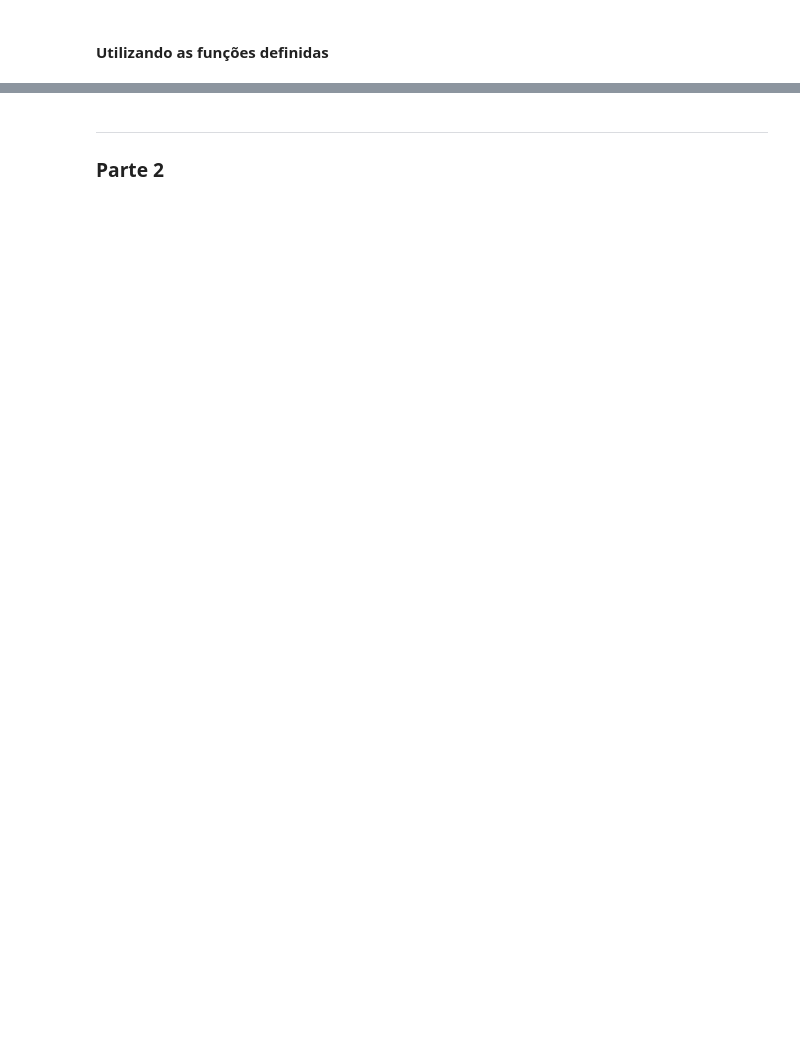
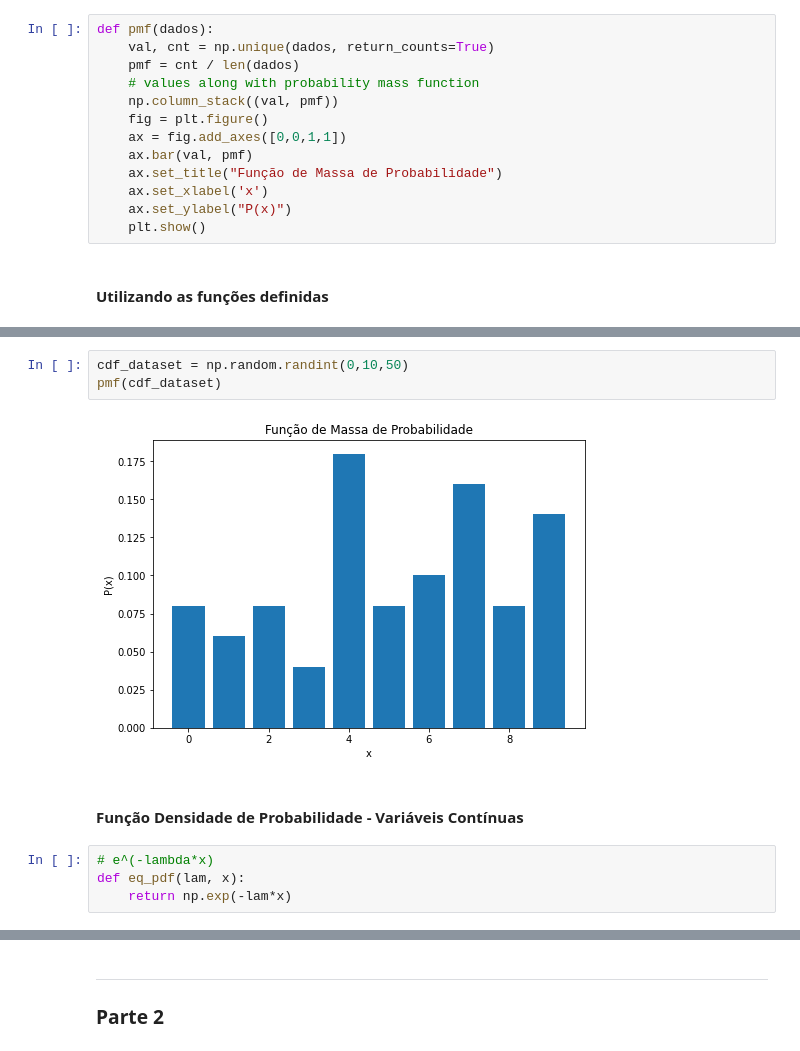
Before and after one commit to arthurgonze/ADS, a Jupyter notebook: mq_02.ipynb, the cells around one changed output, grey strips where cells are left out. Cells and saved outputs as stored; diff of their text form; blank space fills up the shorter version.

```diff
--- a/mq_02.ipynb
+++ b/mq_02.ipynb
@@ -50,2 +47,15 @@ def pmf(dados):
+# %%
+def pmf(dados):
+    val, cnt = np.unique(dados, return_counts=True)
+    pmf = cnt / len(dados)
+    # values along with probability mass function
+    np.column_stack((val, pmf))
+    fig = plt.figure()
+    ax = fig.add_axes([0,0,1,1])
+    ax.bar(val, pmf)
+    ax.set_title("Função de Massa de Probabilidade")
+    ax.set_xlabel('x')
+    ax.set_ylabel("P(x)")
+    plt.show()
 # %% [markdown]
 #### Utilizando as funções definidas
@@ -53,0 +72,11 @@ usuario = input("Insira seu nome: ")
+# %%
+cdf_dataset = np.random.randint(0,10,50)
+pmf(cdf_dataset)
+# %% [output]
+[figure, added]
+# %% [markdown]
+#### Função Densidade de Probabilidade - Variáveis Contínuas
+# %%
+# e^(-lambda*x)
+def eq_pdf(lam, x):
+    return np.exp(-lam*x)
```
Also changed, not shown: parts of 12 cells of this notebook.
